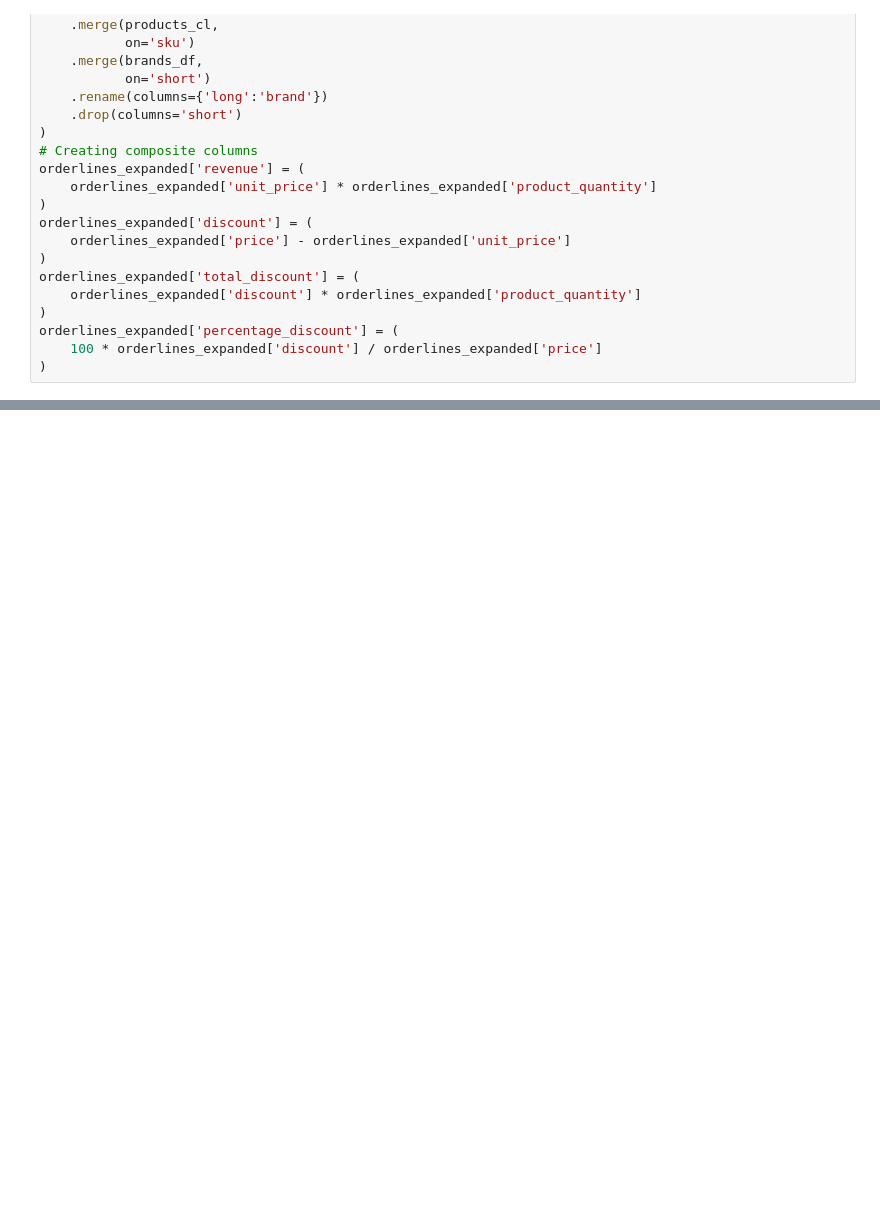
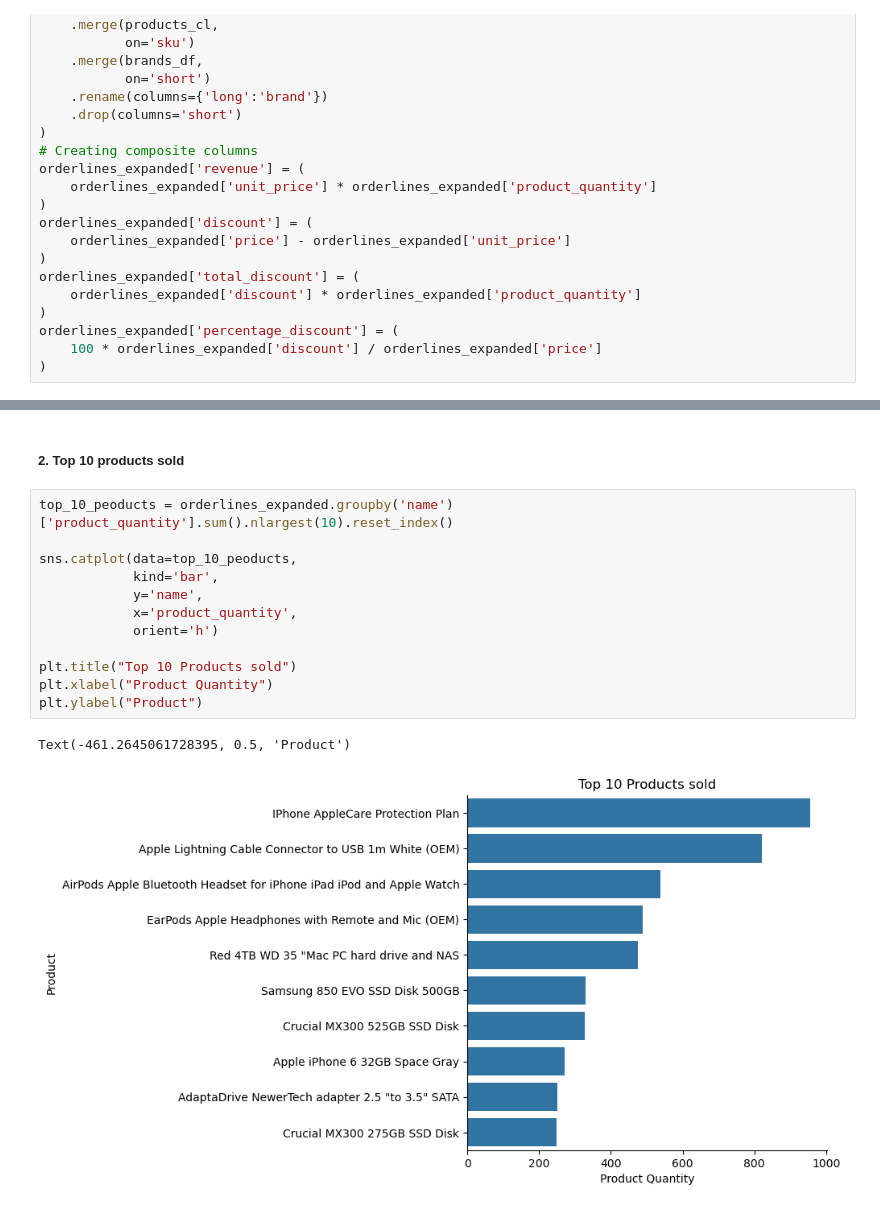
Before and after one commit to KostasBzn/WBS_CODING_SCHOOL_projects, a Jupyter notebook: 5_data_visualisation.ipynb, the cells around one changed output, grey strips where cells are left out. Saved outputs shown, nothing was run; the diff lists cells and outputs as text; blank space fills up the shorter version.

```diff
--- a/5_data_visualisation.ipynb
+++ b/5_data_visualisation.ipynb
@@ -48,0 +80,17 @@ orderlines_expanded['percentage_discount'] = (
+# %% [markdown]
+##### 2. Top 10 products sold
+# %%
+top_10_peoducts = orderlines_expanded.groupby('name')['product_quantity'].sum().nlargest(10).reset_index()
+
+sns.catplot(data=top_10_peoducts,
+            kind='bar',
+            y='name',
+            x='product_quantity',
+            orient='h')
+
+plt.title("Top 10 Products sold")
+plt.xlabel("Product Quantity")
+plt.ylabel("Product")
+# %% [output]
+Text(-461.2645061728395, 0.5, 'Product')
+[figure, added]
```
Also changed, not shown: parts of 10 cells of this notebook, 2 other files.
